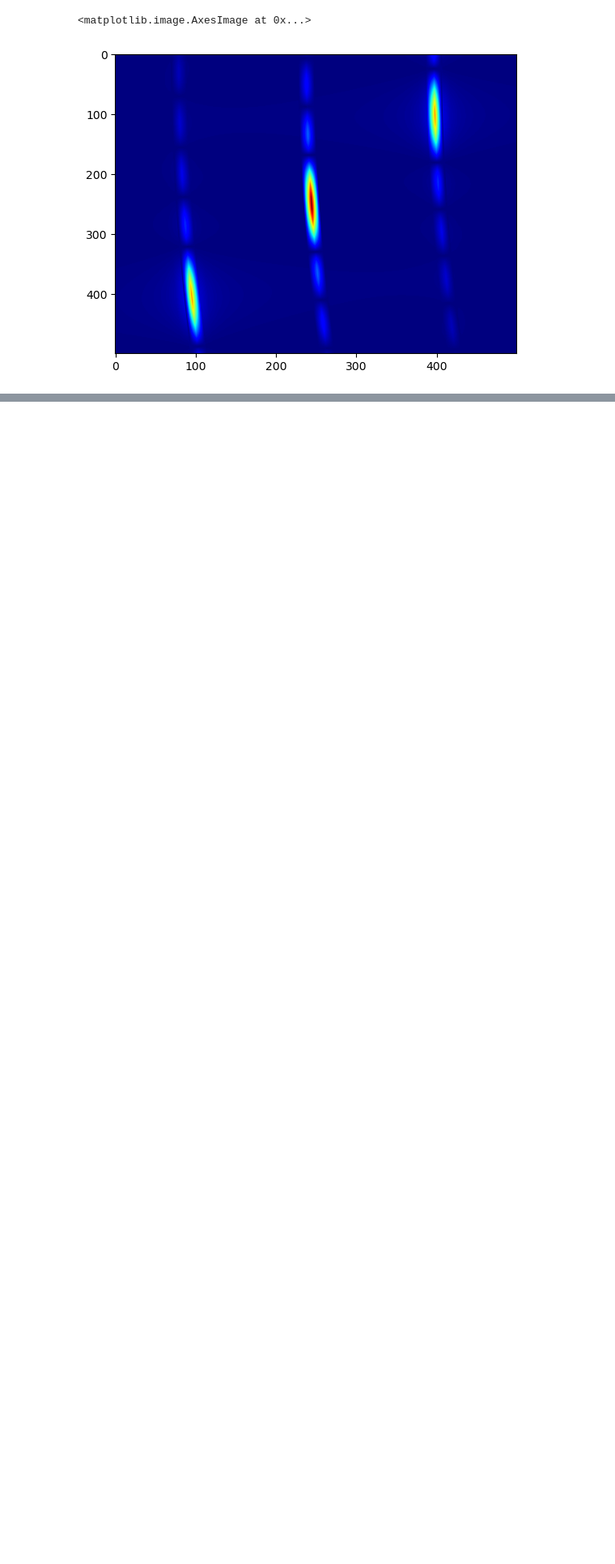
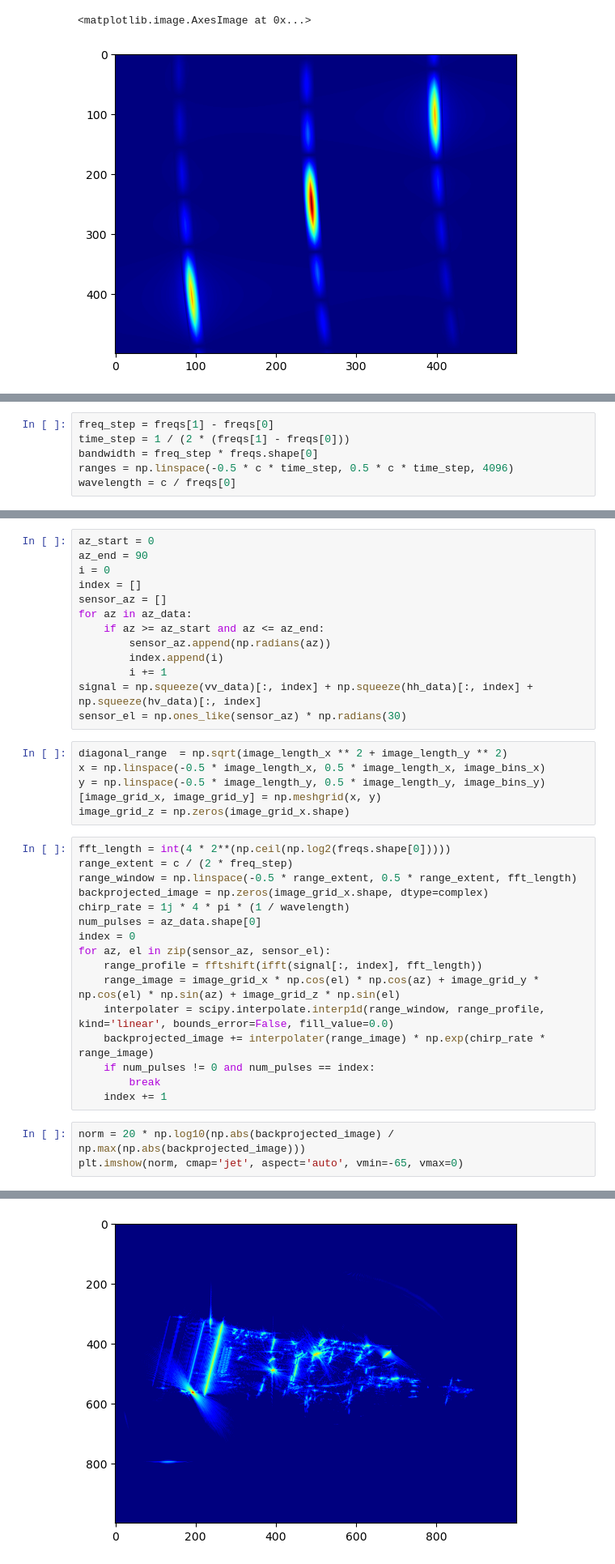
Before and after one commit to AndrewPlayer3/sar_processing, a Jupyter notebook: back_projection.ipynb, the cells around one changed output, grey strips where cells are left out. Shown at 81% size. Drawn from its saved outputs; the diff is of its cells as text; blank space fills up the shorter version.

```diff
--- a/back_projection.ipynb
+++ b/back_projection.ipynb
@@ -126,0 +137,6 @@ plt.imshow(np.abs(image) / np.max(np.abs(image)), cmap='jet', aspect='auto')
+# %%
+freq_step = freqs[1] - freqs[0]
+time_step = 1 / (2 * (freqs[1] - freqs[0]))
+bandwidth = freq_step * freqs.shape[0]
+ranges = np.linspace(-0.5 * c * time_step, 0.5 * c * time_step, 4096)
+wavelength = c / freqs[0]
@@ -126,0 +148,39 @@ plt.imshow(np.abs(image) / np.max(np.abs(image)), cmap='jet', aspect='auto')
+# %%
+az_start = 0
+az_end = 90
+i = 0
+index = []
+sensor_az = []
+for az in az_data:
+    if az >= az_start and az <= az_end:
+        sensor_az.append(np.radians(az))
+        index.append(i)
+        i += 1
+signal = np.squeeze(vv_data)[:, index] + np.squeeze(hh_data)[:, index] + np.squeeze(hv_data)[:, index]
+sensor_el = np.ones_like(sensor_az) * np.radians(30)
+# %%
+diagonal_range  = np.sqrt(image_length_x ** 2 + image_length_y ** 2)
+x = np.linspace(-0.5 * image_length_x, 0.5 * image_length_x, image_bins_x)
+y = np.linspace(-0.5 * image_length_y, 0.5 * image_length_y, image_bins_y)
+[image_grid_x, image_grid_y] = np.meshgrid(x, y)
+image_grid_z = np.zeros(image_grid_x.shape)
+# %%
+fft_length = int(4 * 2**(np.ceil(np.log2(freqs.shape[0]))))
+range_extent = c / (2 * freq_step)
+range_window = np.linspace(-0.5 * range_extent, 0.5 * range_extent, fft_length)
+backprojected_image = np.zeros(image_grid_x.shape, dtype=complex)
+chirp_rate = 1j * 4 * pi * (1 / wavelength)
+num_pulses = az_data.shape[0]
+index = 0
+for az, el in zip(sensor_az, sensor_el):
+    range_profile = fftshift(ifft(signal[:, index], fft_length))
+    range_image = image_grid_x * np.cos(el) * np.cos(az) + image_grid_y * np.cos(el) * np.sin(az) + image_grid_z * np.sin(el)
+    interpolater = scipy.interpolate.interp1d(range_window, range_profile, kind='linear', bounds_error=False, fill_value=0.0)
+    backprojected_image += interpolater(range_image) * np.exp(chirp_rate * range_image)
+    if num_pulses != 0 and num_pulses == index:
+        break
+    index += 1
+# %%
+norm = 20 * np.log10(np.abs(backprojected_image) / np.max(np.abs(backprojected_image)))
+plt.imshow(norm, cmap='jet', aspect='auto', vmin=-65, vmax=0)
+# %% [output]
@@ -127 +188,2 @@ plt.imshow(np.abs(image) / np.max(np.abs(image)), cmap='jet', aspect='auto')
+[figure, added]
 # %% [markdown]
```
Also changed, not shown: parts of 9 cells of this notebook.
